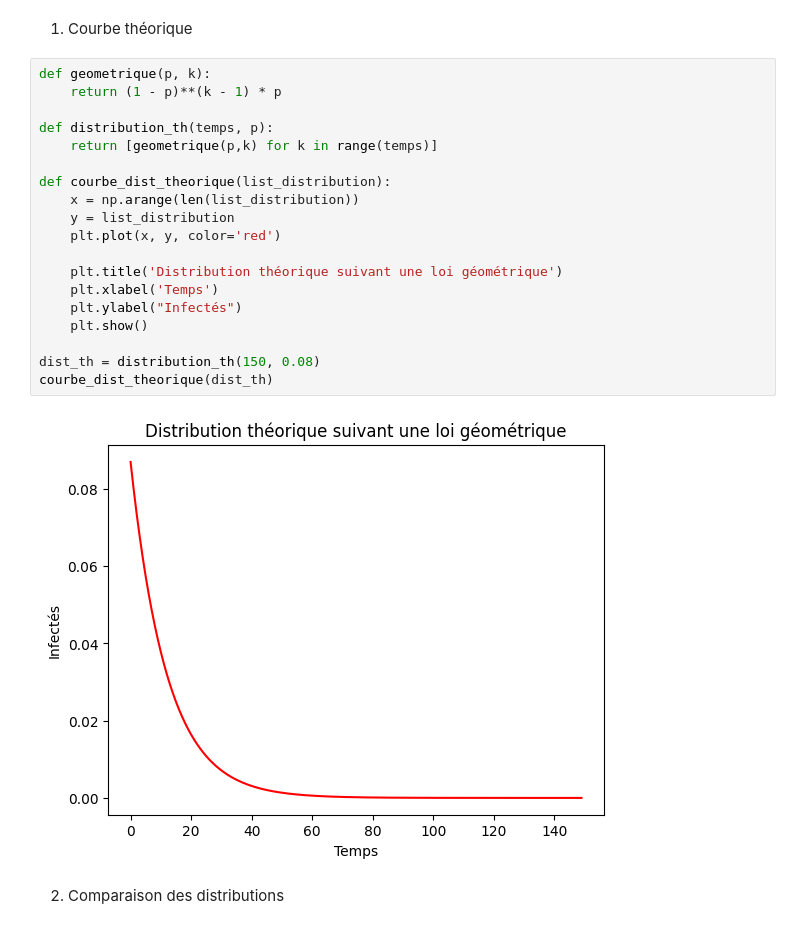
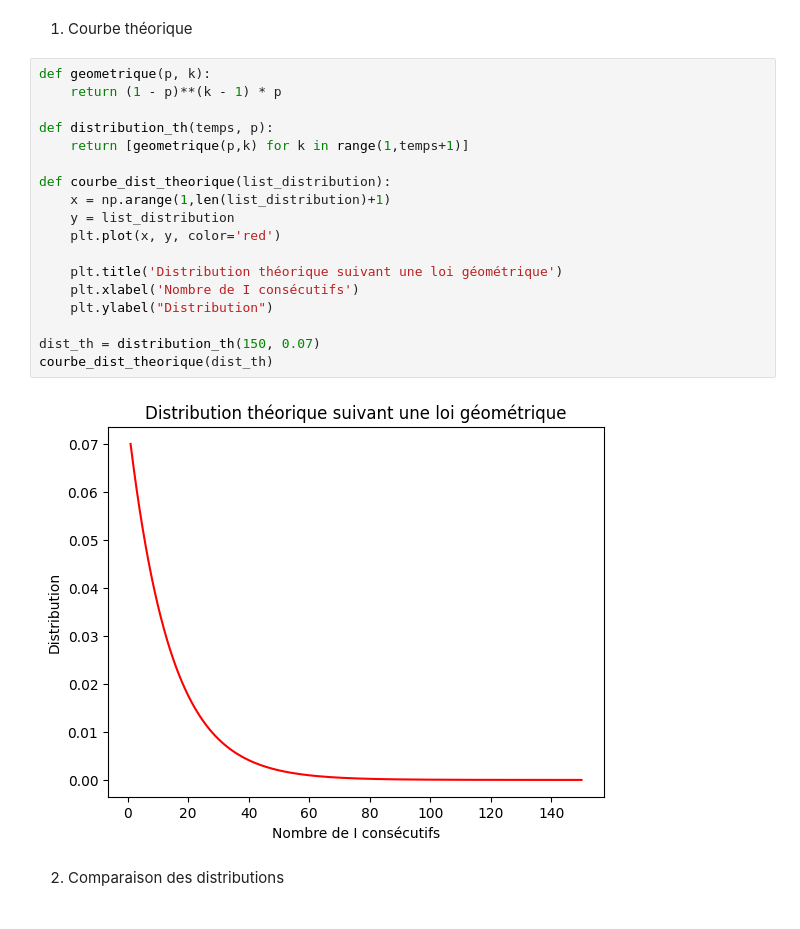
Before and after one commit to maelodie/markov, a Jupyter notebook: markov.ipynb, the cells around one changed output. Cells and saved outputs as stored; diff of their text form.

```diff
--- a/markov.ipynb
+++ b/markov.ipynb
@@ -298,23 +298,22 @@ longueur_by_time(150,200)
 # %%
 def geometrique(p, k):
     return (1 - p)**(k - 1) * p
 
 def distribution_th(temps, p):
-    return [geometrique(p,k) for k in range(temps)]
+    return [geometrique(p,k) for k in range(1,temps+1)]
 
 def courbe_dist_theorique(list_distribution):
-    x = np.arange(len(list_distribution))
+    x = np.arange(1,len(list_distribution)+1)
     y = list_distribution
     plt.plot(x, y, color='red')
 
     plt.title('Distribution théorique suivant une loi géométrique')
-    plt.xlabel('Temps')
-    plt.ylabel("Infectés")
-    plt.show()
+    plt.xlabel('Nombre de I consécutifs')
+    plt.ylabel("Distribution")
 
-dist_th = distribution_th(150, 0.08)
+dist_th = distribution_th(150, 0.07)
 courbe_dist_theorique(dist_th)
 # %% [output]
-[figure, old version]
+[figure, new version]
 # %% [markdown]
 2. Comparaison des distributions
```
Also changed, not shown: parts of 3 cells of this notebook.
